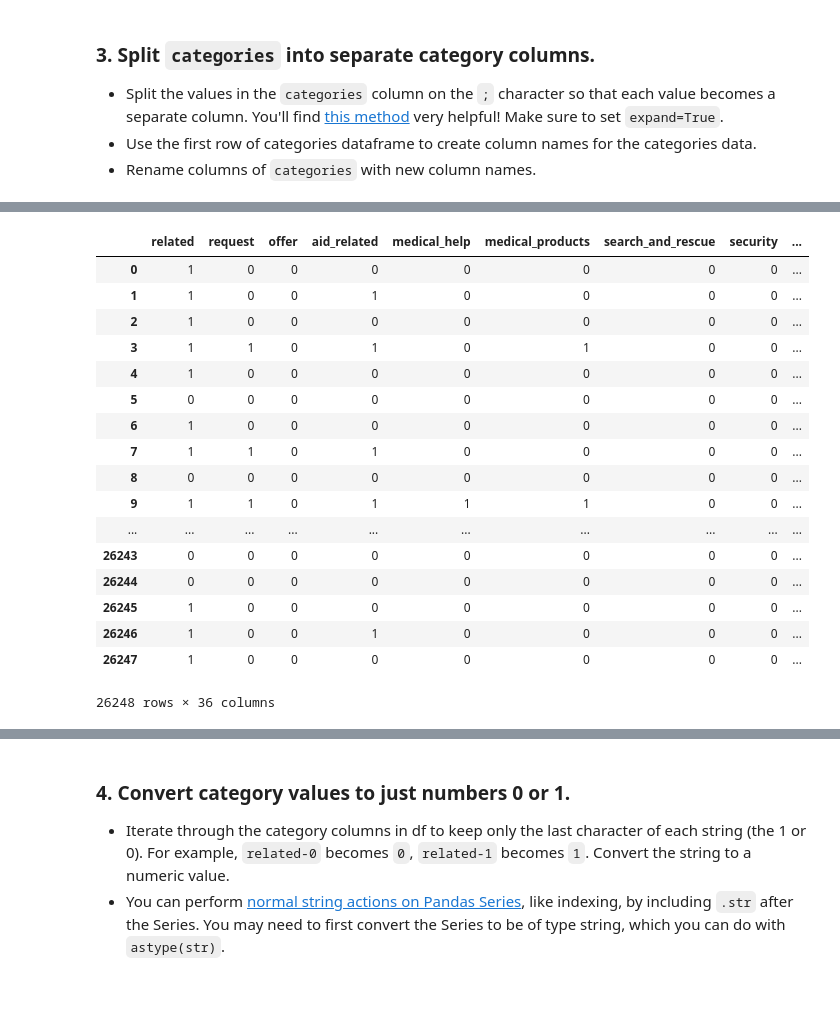
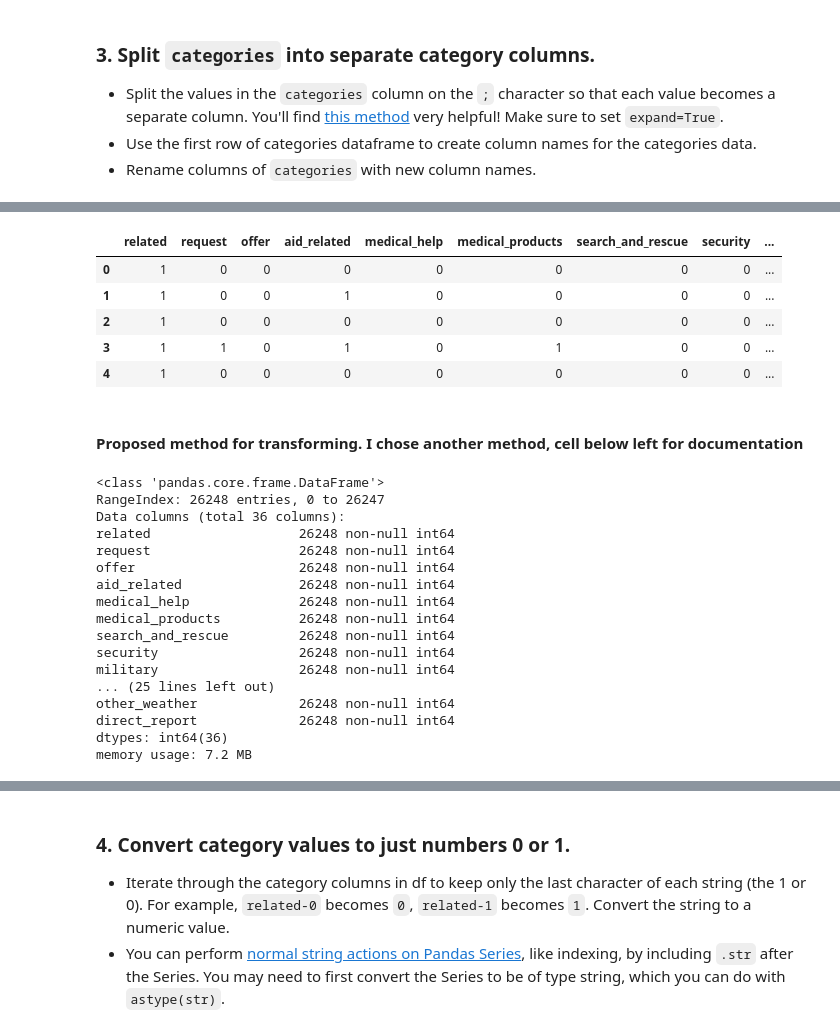
Before and after one commit to alstampe/Disaster-Response, a Jupyter notebook: ETL Pipeline Preparation.ipynb, the cells around one changed output, grey strips where cells are left out. Saved outputs shown, nothing was run; the diff lists cells and outputs as text; code cells hidden in the pictures; blank space fills up the shorter version.

```diff
--- a/ETL Pipeline Preparation.ipynb
+++ b/ETL Pipeline Preparation.ipynb
@@ -185,3 +183,0 @@ name
-# %%
-names = namestring
-names
@@ -222,22 +217,12 @@ expanded
 # %%
 expanded.replace(regex=True,inplace=True,to_replace=r'\D',value=r'')
-expanded
+expanded.head()
 # %% [output]
 |  | related | request | offer | aid_related | medical_help | medical_products | search_and_rescue | security | ... |
 | 0 | 1 | 0 | 0 | 0 | 0 | 0 | 0 | 0 | ... |
 | 1 | 1 | 0 | 0 | 1 | 0 | 0 | 0 | 0 | ... |
 | 2 | 1 | 0 | 0 | 0 | 0 | 0 | 0 | 0 | ... |
 | 3 | 1 | 1 | 0 | 1 | 0 | 1 | 0 | 0 | ... |
 | 4 | 1 | 0 | 0 | 0 | 0 | 0 | 0 | 0 | ... |
-| 5 | 0 | 0 | 0 | 0 | 0 | 0 | 0 | 0 | ... |
-| 6 | 1 | 0 | 0 | 0 | 0 | 0 | 0 | 0 | ... |
-| 7 | 1 | 1 | 0 | 1 | 0 | 0 | 0 | 0 | ... |
-| 8 | 0 | 0 | 0 | 0 | 0 | 0 | 0 | 0 | ... |
-| 9 | 1 | 1 | 0 | 1 | 1 | 1 | 0 | 0 | ... |
-| ... | ... | ... | ... | ... | ... | ... | ... | ... | ... |
-| 26243 | 0 | 0 | 0 | 0 | 0 | 0 | 0 | 0 | ... |
-| 26244 | 0 | 0 | 0 | 0 | 0 | 0 | 0 | 0 | ... |
-| 26245 | 1 | 0 | 0 | 0 | 0 | 0 | 0 | 0 | ... |
-| 26246 | 1 | 0 | 0 | 1 | 0 | 0 | 0 | 0 | ... |
-| 26247 | 1 | 0 | 0 | 0 | 0 | 0 | 0 | 0 | ... |
-26248 rows × 36 columns
+# %% [markdown]
+#### Proposed method for transforming. I chose another method, cell below left for documentation
@@ -244,3 +236,23 @@ expanded
+# %%
+expanded.info()
+# %% [output]
+<class 'pandas.core.frame.DataFrame'>
+RangeIndex: 26248 entries, 0 to 26247
+Data columns (total 36 columns):
+related                   26248 non-null int64
+request                   26248 non-null int64
+offer                     26248 non-null int64
+aid_related               26248 non-null int64
+medical_help              26248 non-null int64
+medical_products          26248 non-null int64
+search_and_rescue         26248 non-null int64
+security                  26248 non-null int64
+military                  26248 non-null int64
+... (25 lines left out)
+other_weather             26248 non-null int64
+direct_report             26248 non-null int64
+dtypes: int64(36)
+memory usage: 7.2 MB
 # %%
 # select the first row of the categories dataframe
 row =
```
Also changed, not shown: parts of 66 cells of this notebook.
